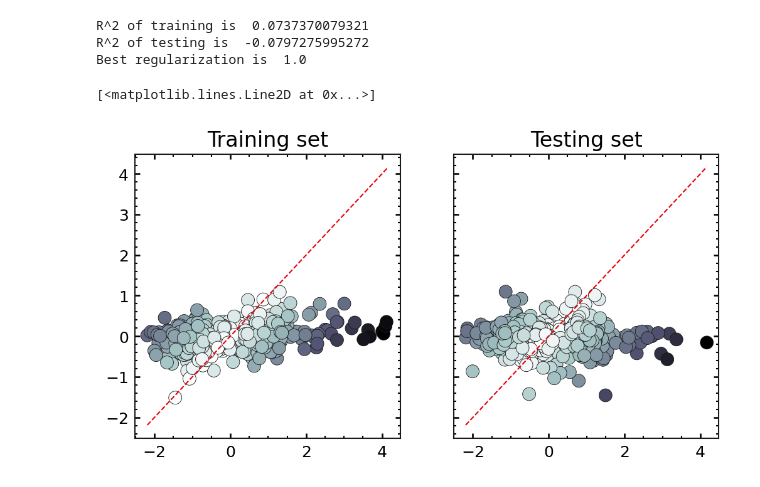
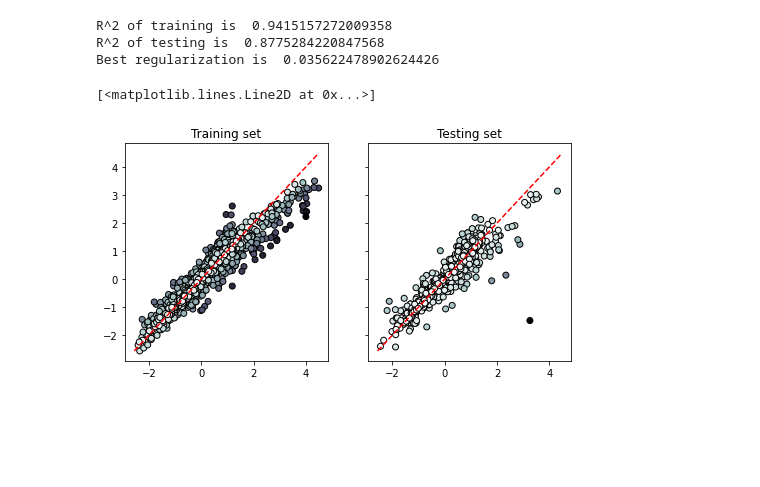
Before and after one commit to epfl-theos/r4-project, a Jupyter notebook: Energies-MP.ipynb, the cells around one changed output. Drawn from its saved outputs; the diff is of its cells as text; code cells hidden in the pictures; blank space fills up the shorter version.

```diff
--- a/Energies-MP.ipynb
+++ b/Energies-MP.ipynb
@@ -170,28 +121,48 @@ Norm of the targets: 87.34
+# %%
+i_train, i_test, X_train, X_test, y_train, y_test = train_test_split(
+    np.arange(X_raw.shape[0]), X_raw, y_raw, train_size=0.8
+)
+# %%
+x_scaler = SFS(column_wise=False).fit(X_raw)
+y_scaler = SFS(column_wise=True).fit(y_raw)
+
+# Center total dataset
+X = x_scaler.transform(X_raw)
+Y = y_scaler.transform(y_raw)
+
+# Center training data
+X_train = x_scaler.transform(X_train)
+y_train = y_scaler.transform(y_train)
+
+# Center training data
+X_test = x_scaler.transform(X_test)
+y_test = y_scaler.transform(y_test)
 # %%
 alphas=np.logspace(-0, -6, 30)
 # %%
-ridge = RidgeCV(cv=2,fit_intercept=False, alphas=alphas)
-ridge.fit(X_train, Y_train)
-yp_test=ridge.predict(X_test)
-yp_train=ridge.predict(X_train)
-print('R^2 of training is ', ridge.score(X_train,Y_train))
-print('R^2 of testing is ', ridge.score(X_test,Y_test))
-print('Best regularization is ', ridge.alpha_)
-fig, (ax_train, ax_test)=plt.subplots(1,2,figsize=(8,4), sharex=True, sharey=True)
-ax_train.scatter(Y_train, yp_train, c=np.abs(Y_train - yp_train), cmap="bone_r", ec="k")
-ax_test.scatter(Y_test, yp_test, c=np.abs(Y_test - yp_test), cmap="bone_r", ec="k")
+ridge = RidgeCV(cv=2, fit_intercept=False, alphas=alphas)
+ridge.fit(X_train, y_train)
+yp_test = ridge.predict(X_test)
+yp_train = ridge.predict(X_train)
+print("R^2 of training is ", ridge.score(X_train, y_train))
+print("R^2 of testing is ", ridge.score(X_test, y_test))
+print("Best regularization is ", ridge.alpha_)
+fig, (ax_train, ax_test) = plt.subplots(1, 2, figsize=(8, 4), sharex=True, sharey=True)
+ax_train.scatter(y_train, yp_train, c=np.abs(y_train - yp_train), cmap="bone_r", ec="k")
+ax_test.scatter(y_test, yp_test, c=np.abs(y_test - yp_test), cmap="bone_r", ec="k")
 
-bounds=(np.min((Y.min(), yp_train.min(), yp_test.min())),
-       np.max((Y.max(), yp_train.max(), yp_test.max()))
-       )
+bounds = (
+    np.min((Y.min(), yp_train.min(), yp_test.min())),
+    np.max((Y.max(), yp_train.max(), yp_test.max())),
+)
 
-ax_train.plot(bounds,bounds, 'r--')
-ax_train.set_title('Training set')
-ax_test.set_title('Testing set')
-ax_test.plot(bounds,bounds, 'r--')
+ax_train.plot(bounds, bounds, "r--")
+ax_train.set_title("Training set")
+ax_test.set_title("Testing set")
+ax_test.plot(bounds, bounds, "r--")
 # %% [output]
-R^2 of training is  0.0737370079321
-R^2 of testing is  -0.0797275995272
-Best regularization is  1.0
+R^2 of training is  0.9415157272009358
+R^2 of testing is  0.8775284220847568
+Best regularization is  0.035622478902624426
 [<matplotlib.lines.Line2D at 0x...>]
-[figure, old version]
+[figure, new version]
```
Also changed, not shown: parts of 23 cells of this notebook, 1 other file.
